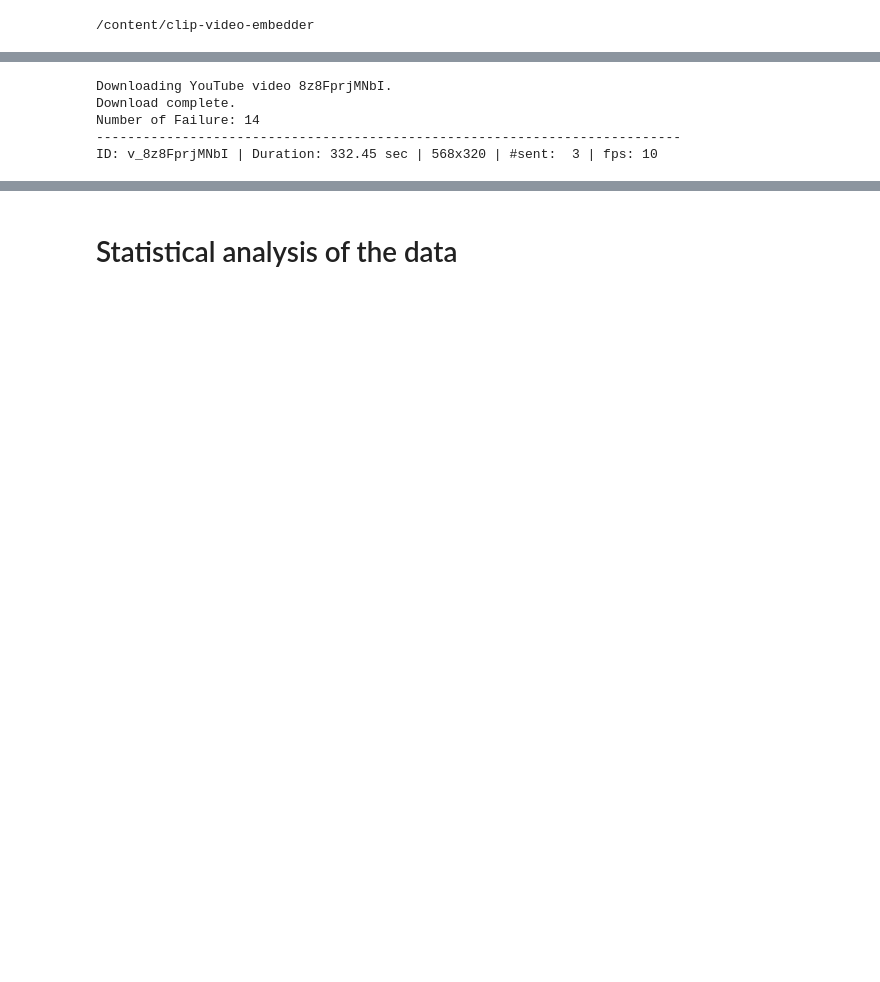
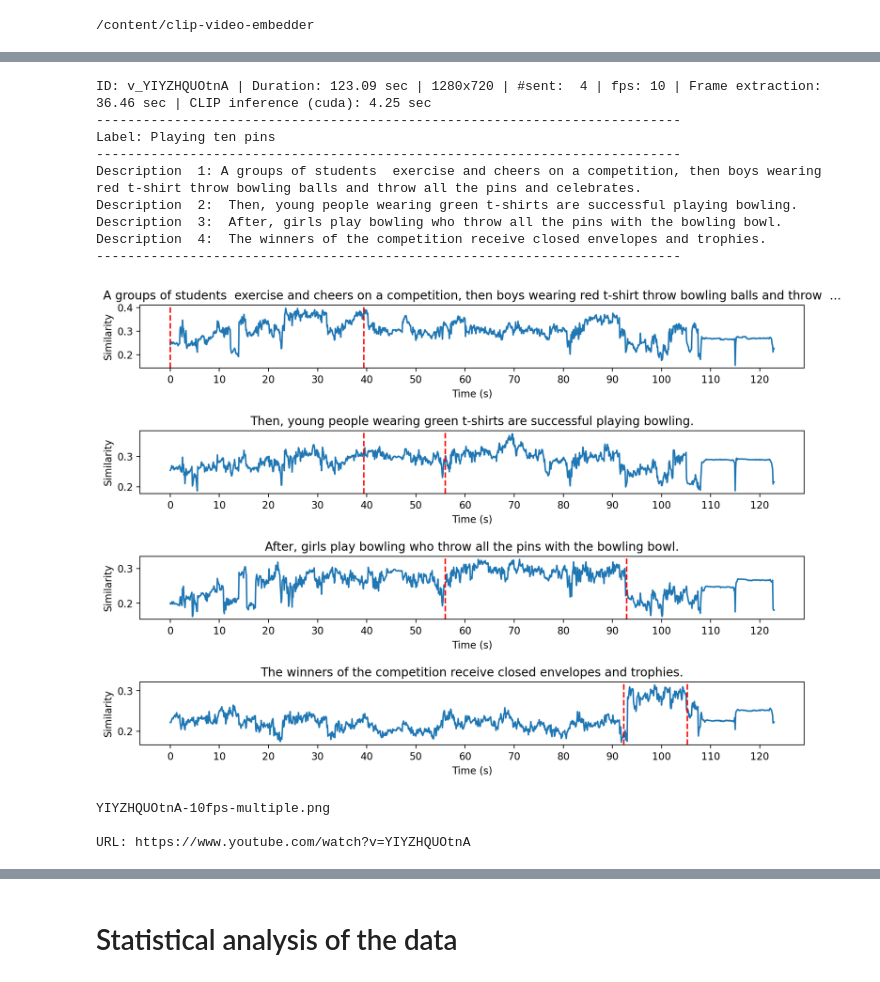
Before and after one commit to abreza/clip-video-embedder, a Jupyter notebook: examples/Toy_Examples.ipynb, the cells around one changed output, grey strips where cells are left out. Drawn from its saved outputs; the diff is of its cells as text; code cells hidden in the pictures; blank space fills up the shorter version.

Commit message:
works faster with less RAM, using huggingface CLIP

```diff
--- a/examples/Toy_Examples.ipynb
+++ b/examples/Toy_Examples.ipynb
@@ -327,54 +362,73 @@ def summarize_settings(settings):
     return "single({})".format("+".join(summary))
 # %%
-def video_analysis(length, random_sentences = None, framerate=1):
+def video_analysis(data, length, random_sentences = None, framerate=1,  video_id = None):
 
-    video_id, video_path = find_available_video(data, length=length)
+    if video_id == None:
+        video_id, video_path = find_available_video(data, length=length)
 
+    else:
+        video_path = download_video_from_youtube(video_id[2:], f'./videos/')
+    clear_output()
     sentences, timestamps, duration, corresponding_label = load_video_informations(video_id)
 
     _dimension = "x".join(get_video_dimensions(video_path))
     print(f'ID: {video_id} | Duration: {duration:.2f} sec | {_dimension} | #sent: {len(sentences):2d} | fps: {framerate}',end='')
 
+    similarity = []
+
+
+
     tic = time.time()
-    tensors = extract_frames(video_path, framerate)
+    images = extract_frames(video_path, framerate, processor)
     print(f' | Frame extraction: {time.time()-tic :2.2f} sec',end='')
 
     tic = time.time()
-    outputs = clip_inference(generate_clippable_text(sentences, corresponding_label, random_sentences), tensors)
-    outputs = outputs.logits_per_text.detach().cpu().numpy()
-
+    similarity = inference(model, processor, generate_clippable_text(sentences, corresponding_label, random_sentences), images)
     print(f' | CLIP inference ({device}): {time.time()-tic :2.2f} sec')
 
     print_sentences(corresponding_label, sentences, random_sentences)
 
-    return outputs, video_id
+    return similarity, video_id
+# %%
+data = load_dataset('ActivityNet Captions')
 # %%
-random_sentences = ['None']
+random_sentences =None #["It's a video of a man vlogging in a bathroom, posing in front of a mirror and holding a camera. He kneels for a white cat carried by a woman. Later, they're seen driving, visiting a restaurant and playing while cleaning the car's windshield."]
 framerate = 10
 
 torch.cuda.empty_cache()
-outputs, video_id = video_analysis(length=329, random_sentences = random_sentences, framerate = framerate)
+
+similarity_scores, video_id = video_analysis(data, length=100, random_sentences = random_sentences, framerate = framerate, video_id= 'v_YIYZHQUOtnA')
 
 setting = {
-           'force_separate_subplots'  : True, #Disables all of the followings if be True
-           'show_random_plots': True,
-           'show_corresponding_label_plot' : True,
-           'show_prompt_label_plot' : True,
-           'show_concate_descriptions_plot': True,
-           'show_average_plot':True,
-           'show_each_plot': True,
+           'force_separate_subplots' : True, #Disables all of the followings if be True
+          #  'show_random_plots': True,
+          #  'show_corresponding_label_plot' : True,
+          #  'show_prompt_label_plot' : True,
+          #  'show_concate_descriptions_plot': True,
+          #  'show_average_plot':True,
+           'show_max_plot': True,
+           'show_min_plot': True,
+          #  'show_each_plot': True,
            }
 
 sentences, timestamps, duration, corresponding_label = load_video_informations(video_id)
 
 # print_sentences(corresponding_label, sentences, random_sentences)
-plot_list_of_lists(outputs, sentences, random_sentences, timestamps, framerate=framerate, **setting)
+plot_list_of_lists(similarity_scores, sentences, random_sentences, timestamps, framerate=framerate, **setting)
 
 print(f"{video_id[2:]}-{framerate}fps-{summarize_settings(setting)}.png")
 print(f'\nURL: https://www.youtube.com/watch?v={video_id[2:]}')
 # %% [output]
-Downloading YouTube video 8z8FprjMNbI.
-Download complete.
-Number of Failure: 14
+ID: v_YIYZHQUOtnA | Duration: 123.09 sec | 1280x720 | #sent:  4 | fps: 10 | Frame extraction: 36.46 sec | CLIP inference (cuda): 4.25 sec
 ---------------------------------------------------------------------------
-ID: v_8z8FprjMNbI | Duration: 332.45 sec | 568x320 | #sent:  3 | fps: 10
+Label: Playing ten pins
+---------------------------------------------------------------------------
+Description  1: A groups of students  exercise and cheers on a competition, then boys wearing red t-shirt throw bowling balls and throw all the pins and celebrates.
+Description  2:  Then, young people wearing green t-shirts are successful playing bowling.
+Description  3:  After, girls play bowling who throw all the pins with the bowling bowl.
+Description  4:  The winners of the competition receive closed envelopes and trophies.
+---------------------------------------------------------------------------
+[figure, added]
+YIYZHQUOtnA-10fps-multiple.png
+
+URL: https://www.youtube.com/watch?v=YIYZHQUOtnA
```
Also changed, not shown: parts of 35 cells of this notebook.
